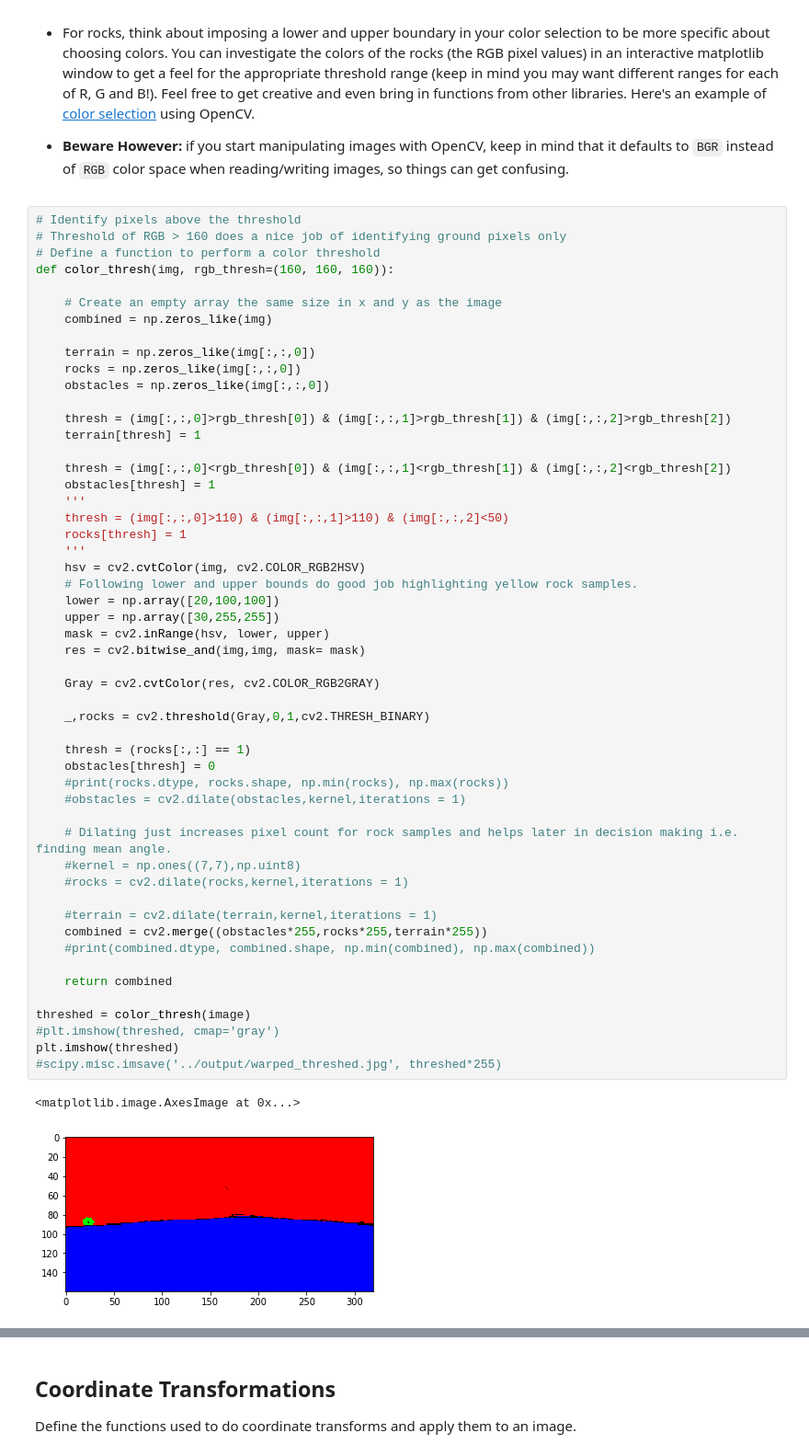
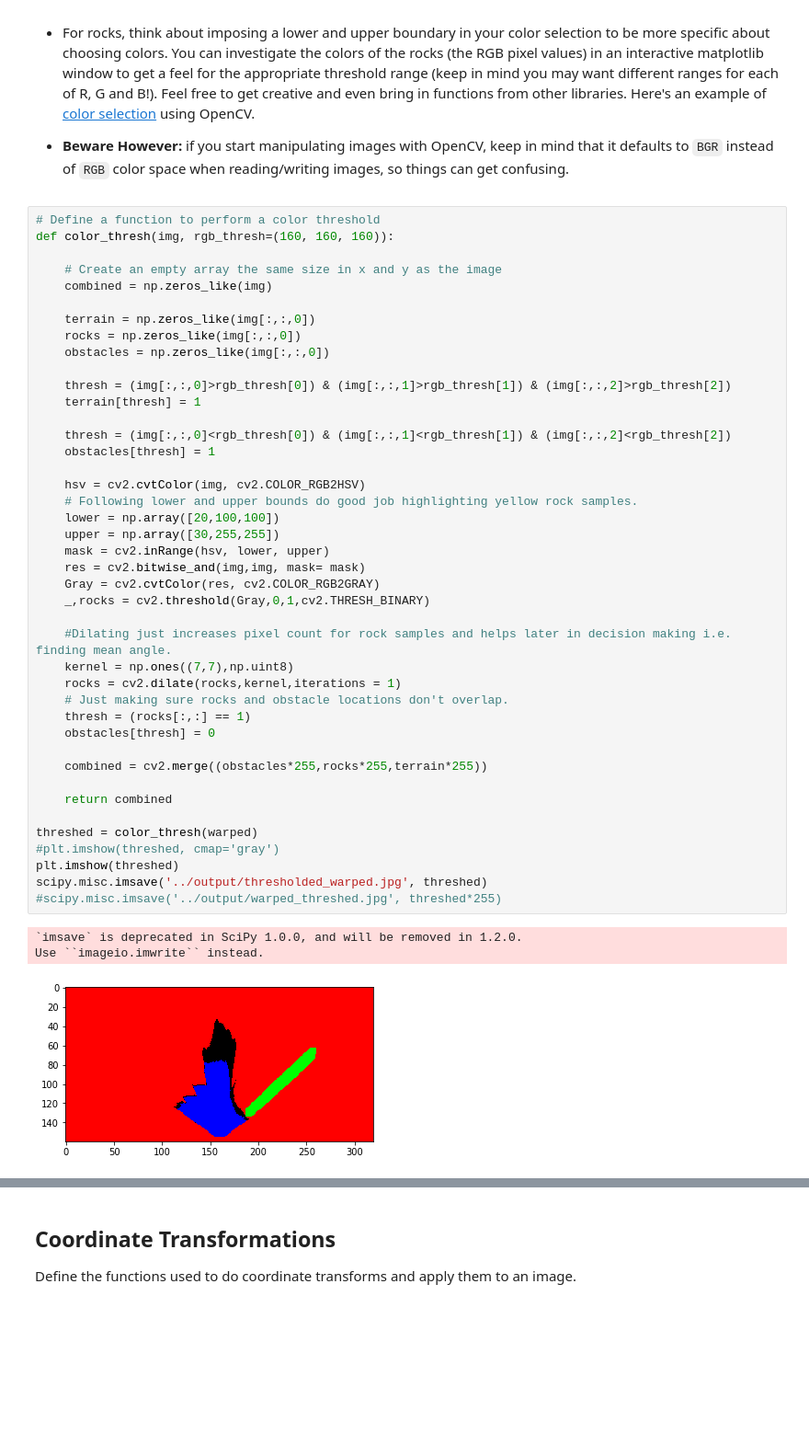
Before and after one commit to siddikui/Autonomous-Rover, a Jupyter notebook: code/Rover_Project_Test_Notebook.ipynb, the cells around one changed output, grey strips where cells are left out. Shown at 92% size. Saved outputs shown, nothing was run; the diff lists cells and outputs as text; blank space fills up the shorter version.

```diff
--- a/code/Rover_Project_Test_Notebook.ipynb
+++ b/code/Rover_Project_Test_Notebook.ipynb
@@ -118,8 +122,6 @@ Define the color thresholding function from the lesson and apply it to the warpe
 
 * **Beware However:** if you start manipulating images with OpenCV, keep in mind that it defaults to `BGR` instead of `RGB` color space when reading/writing images, so things can get confusing.
 # %%
-# Identify pixels above the threshold
-# Threshold of RGB > 160 does a nice job of identifying ground pixels only
 # Define a function to perform a color threshold
 def color_thresh(img, rgb_thresh=(160, 160, 160)):
 
@@ -128,47 +130,40 @@ def color_thresh(img, rgb_thresh=(160, 160, 160)):
 
     terrain = np.zeros_like(img[:,:,0])
     rocks = np.zeros_like(img[:,:,0])
     obstacles = np.zeros_like(img[:,:,0])
 
     thresh = (img[:,:,0]>rgb_thresh[0]) & (img[:,:,1]>rgb_thresh[1]) & (img[:,:,2]>rgb_thresh[2])
     terrain[thresh] = 1
 
     thresh = (img[:,:,0]<rgb_thresh[0]) & (img[:,:,1]<rgb_thresh[1]) & (img[:,:,2]<rgb_thresh[2])
     obstacles[thresh] = 1
-    '''
-    thresh = (img[:,:,0]>110) & (img[:,:,1]>110) & (img[:,:,2]<50)
-    rocks[thresh] = 1
-    '''
+
     hsv = cv2.cvtColor(img, cv2.COLOR_RGB2HSV)
     # Following lower and upper bounds do good job highlighting yellow rock samples.
     lower = np.array([20,100,100])
     upper = np.array([30,255,255])
     mask = cv2.inRange(hsv, lower, upper)
     res = cv2.bitwise_and(img,img, mask= mask)
-
     Gray = cv2.cvtColor(res, cv2.COLOR_RGB2GRAY)
-
     _,rocks = cv2.threshold(Gray,0,1,cv2.THRESH_BINARY)
 
+    #Dilating just increases pixel count for rock samples and helps later in decision making i.e. finding mean angle.
+    kernel = np.ones((7,7),np.uint8)
+    rocks = cv2.dilate(rocks,kernel,iterations = 1)
+    # Just making sure rocks and obstacle locations don't overlap.
     thresh = (rocks[:,:] == 1)
     obstacles[thresh] = 0
-    #print(rocks.dtype, rocks.shape, np.min(rocks), np.max(rocks))
-    #obstacles = cv2.dilate(obstacles,kernel,iterations = 1)
 
-    # Dilating just increases pixel count for rock samples and helps later in decision making i.e. finding mean angle.
-    #kernel = np.ones((7,7),np.uint8)
-    #rocks = cv2.dilate(rocks,kernel,iterations = 1)
-
-    #terrain = cv2.dilate(terrain,kernel,iterations = 1)
     combined = cv2.merge((obstacles*255,rocks*255,terrain*255))
-    #print(combined.dtype, combined.shape, np.min(combined), np.max(combined))
 
     return combined
 
-threshed = color_thresh(image)
+threshed = color_thresh(warped)
 #plt.imshow(threshed, cmap='gray')
 plt.imshow(threshed)
+scipy.misc.imsave('../output/thresholded_warped.jpg', threshed)
 #scipy.misc.imsave('../output/warped_threshed.jpg', threshed*255)
 # %% [output]
-<matplotlib.image.AxesImage at 0x...>
+`imsave` is deprecated in SciPy 1.0.0, and will be removed in 1.2.0.
+Use ``imageio.imwrite`` instead.
-[figure, old version]
+[figure, new version]
```
Also changed, not shown: parts of 5 cells of this notebook, 10 other files.
